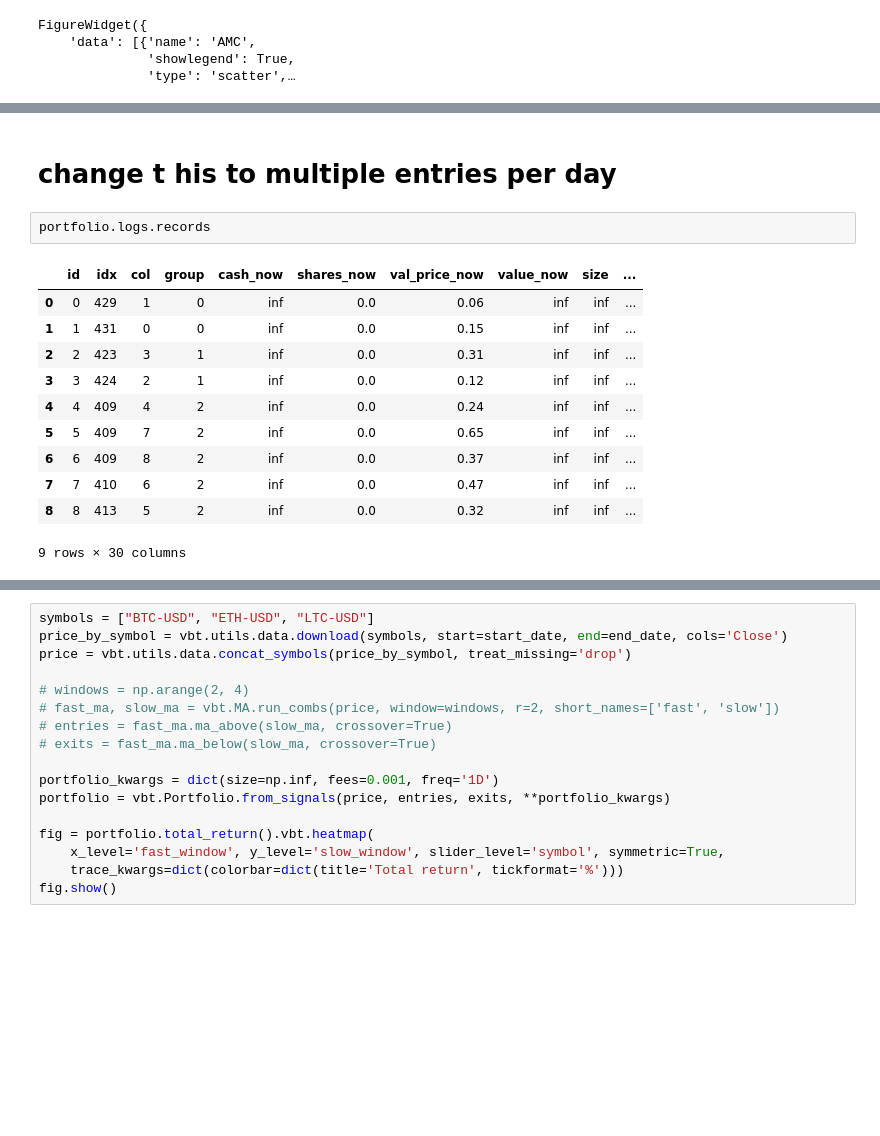
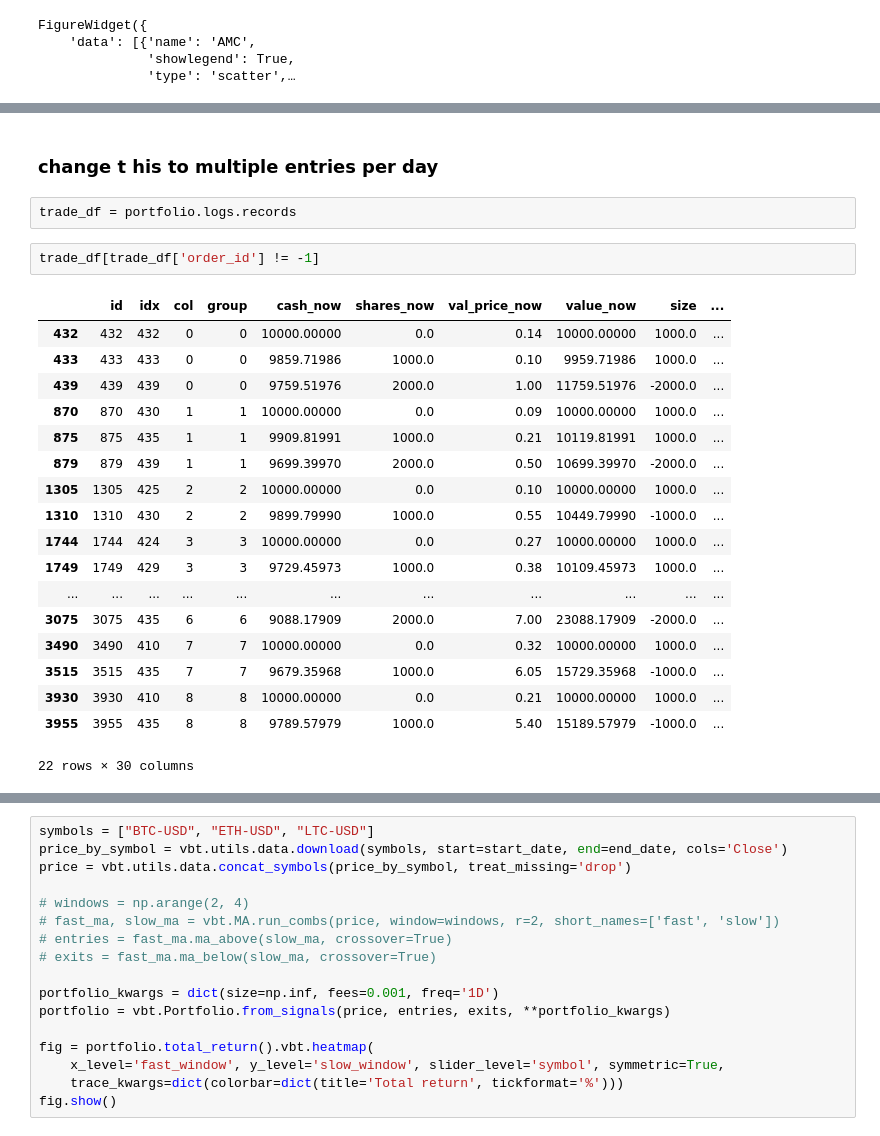
Before and after one commit to xbno/vectorbt, a Jupyter notebook: examples/multi.ipynb, the cells around one changed output, grey strips where cells are left out. Drawn from its saved outputs; the diff is of its cells as text; blank space fills up the shorter version.

```diff
--- a/examples/multi.ipynb
+++ b/examples/multi.ipynb
@@ -277,20 +402,29 @@ FEYE    13.492951
 dtype: float64
 # %% [markdown]
-# change t his to multiple entries per day
+### change t his to multiple entries per day
 # %%
-portfolio.logs.records
+trade_df = portfolio.logs.records
-# %% [output]
-|  | id | idx | col | group | cash_now | shares_now | val_price_now | value_now | size | ... |
-| 0 | 0 | 429 | 1 | 0 | inf | 0.0 | 0.06 | inf | inf | ... |
-| 1 | 1 | 431 | 0 | 0 | inf | 0.0 | 0.15 | inf | inf | ... |
-| 2 | 2 | 423 | 3 | 1 | inf | 0.0 | 0.31 | inf | inf | ... |
-| 3 | 3 | 424 | 2 | 1 | inf | 0.0 | 0.12 | inf | inf | ... |
-| 4 | 4 | 409 | 4 | 2 | inf | 0.0 | 0.24 | inf | inf | ... |
-| 5 | 5 | 409 | 7 | 2 | inf | 0.0 | 0.65 | inf | inf | ... |
-| 6 | 6 | 409 | 8 | 2 | inf | 0.0 | 0.37 | inf | inf | ... |
-| 7 | 7 | 410 | 6 | 2 | inf | 0.0 | 0.47 | inf | inf | ... |
-| 8 | 8 | 413 | 5 | 2 | inf | 0.0 | 0.32 | inf | inf | ... |
-9 rows × 30 columns
+# %%
+trade_df[trade_df['order_id'] != -1]
+# %% [output]
+|  | id | idx | col | group | cash_now | shares_now | val_price_now | value_now | size | ... |
+| 432 | 432 | 432 | 0 | 0 | 10000.00000 | 0.0 | 0.14 | 10000.00000 | 1000.0 | ... |
+| 433 | 433 | 433 | 0 | 0 | 9859.71986 | 1000.0 | 0.10 | 9959.71986 | 1000.0 | ... |
+| 439 | 439 | 439 | 0 | 0 | 9759.51976 | 2000.0 | 1.00 | 11759.51976 | -2000.0 | ... |
+| 870 | 870 | 430 | 1 | 1 | 10000.00000 | 0.0 | 0.09 | 10000.00000 | 1000.0 | ... |
+| 875 | 875 | 435 | 1 | 1 | 9909.81991 | 1000.0 | 0.21 | 10119.81991 | 1000.0 | ... |
+| 879 | 879 | 439 | 1 | 1 | 9699.39970 | 2000.0 | 0.50 | 10699.39970 | -2000.0 | ... |
+| 1305 | 1305 | 425 | 2 | 2 | 10000.00000 | 0.0 | 0.10 | 10000.00000 | 1000.0 | ... |
+| 1310 | 1310 | 430 | 2 | 2 | 9899.79990 | 1000.0 | 0.55 | 10449.79990 | -1000.0 | ... |
+| 1744 | 1744 | 424 | 3 | 3 | 10000.00000 | 0.0 | 0.27 | 10000.00000 | 1000.0 | ... |
+| 1749 | 1749 | 429 | 3 | 3 | 9729.45973 | 1000.0 | 0.38 | 10109.45973 | 1000.0 | ... |
+| ... | ... | ... | ... | ... | ... | ... | ... | ... | ... | ... |
+| 3075 | 3075 | 435 | 6 | 6 | 9088.17909 | 2000.0 | 7.00 | 23088.17909 | -2000.0 | ... |
+| 3490 | 3490 | 410 | 7 | 7 | 10000.00000 | 0.0 | 0.32 | 10000.00000 | 1000.0 | ... |
+| 3515 | 3515 | 435 | 7 | 7 | 9679.35968 | 1000.0 | 6.05 | 15729.35968 | -1000.0 | ... |
+| 3930 | 3930 | 410 | 8 | 8 | 10000.00000 | 0.0 | 0.21 | 10000.00000 | 1000.0 | ... |
+| 3955 | 3955 | 435 | 8 | 8 | 9789.57979 | 1000.0 | 5.40 | 15189.57979 | -1000.0 | ... |
+22 rows × 30 columns
 # %%
 portfolio.value()
 # %% [output]
```
Also changed, not shown: parts of 45 cells of this notebook.
